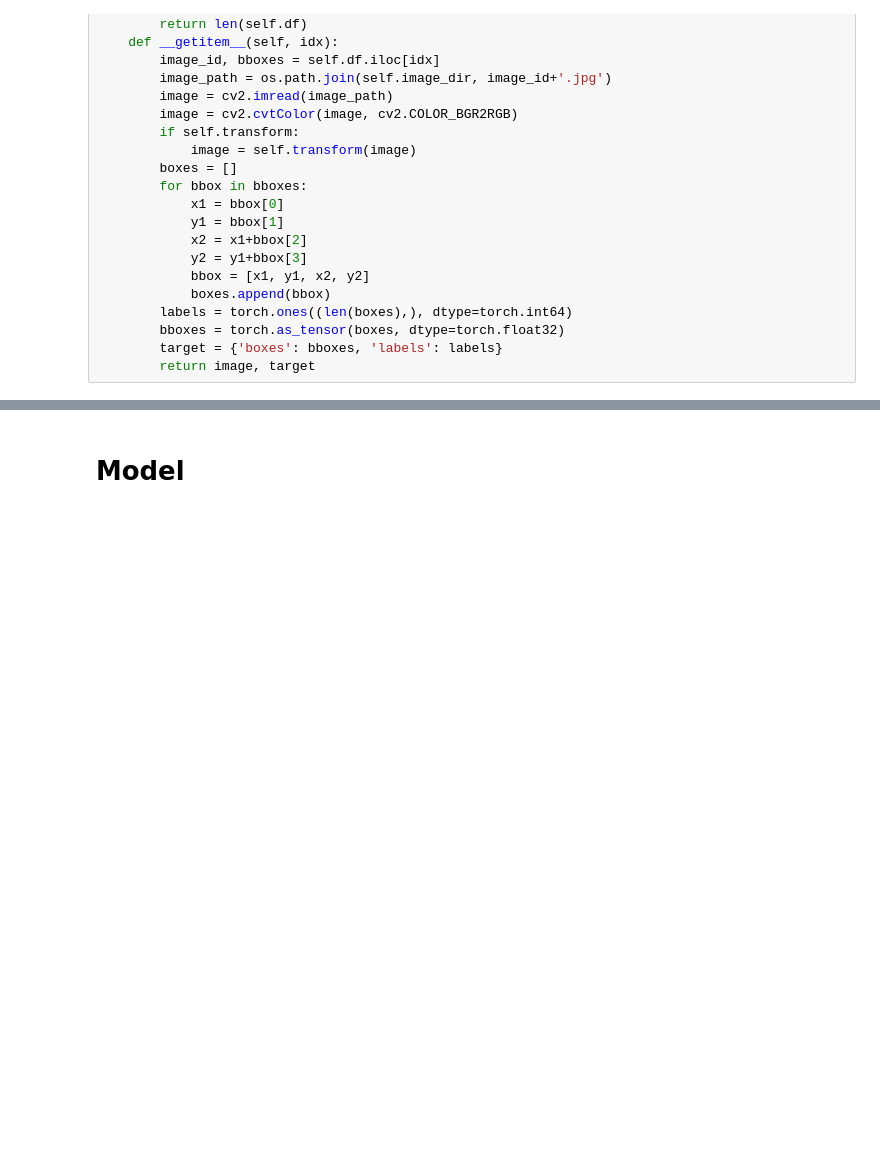
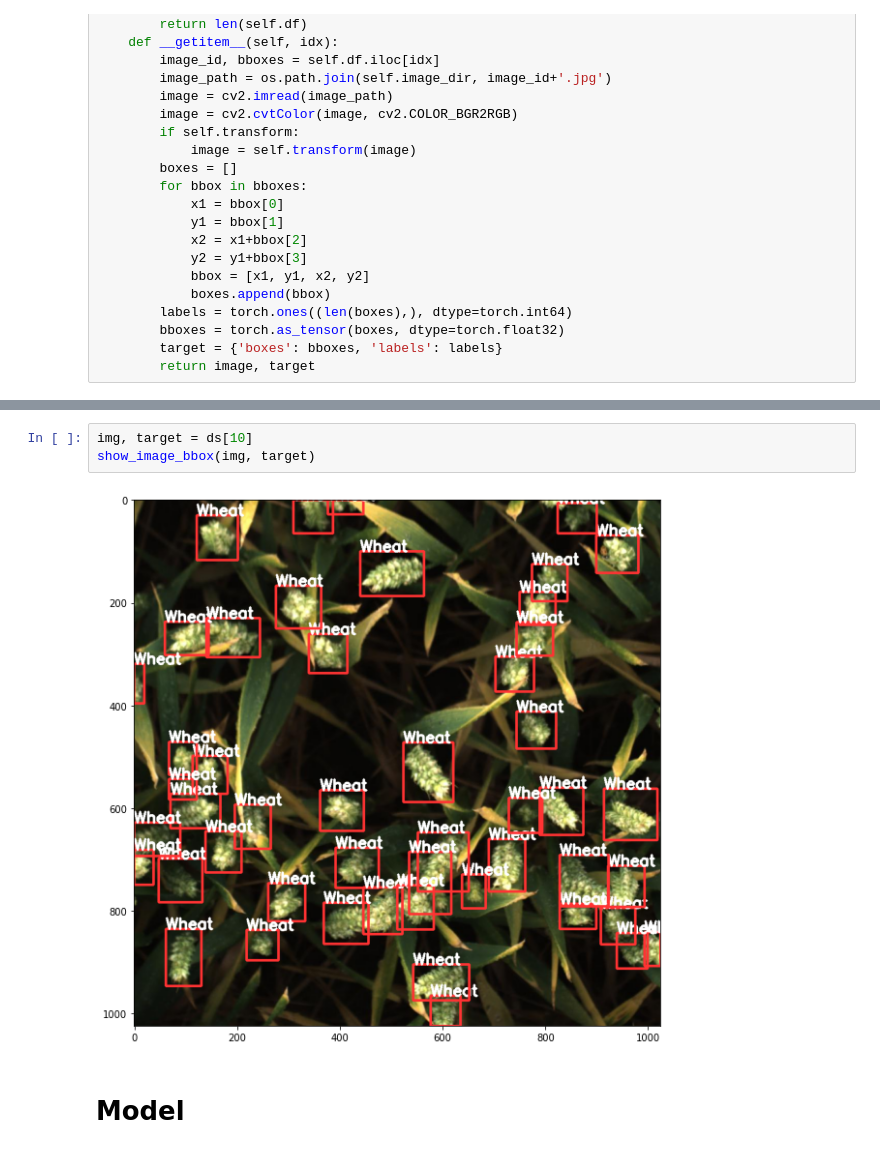
Before and after one commit to skj092/mask-detector, a Jupyter notebook: Global_Wheat_Detection.ipynb, the cells around one changed output, grey strips where cells are left out. Saved outputs shown, nothing was run; the diff lists cells and outputs as text; blank space fills up the shorter version.

```diff
--- a/Global_Wheat_Detection.ipynb
+++ b/Global_Wheat_Detection.ipynb
@@ -142,3 +169,8 @@ df = df.groupby('image_id')['bbox'].apply(list).reset_index(name='bboxes')
+# %%
+img, target = ds[10]
+show_image_bbox(img, target)
+# %% [output]
+[figure, added]
 # %% [markdown]
 # Model
 # %%
```
Also changed, not shown: parts of 9 cells of this notebook.
